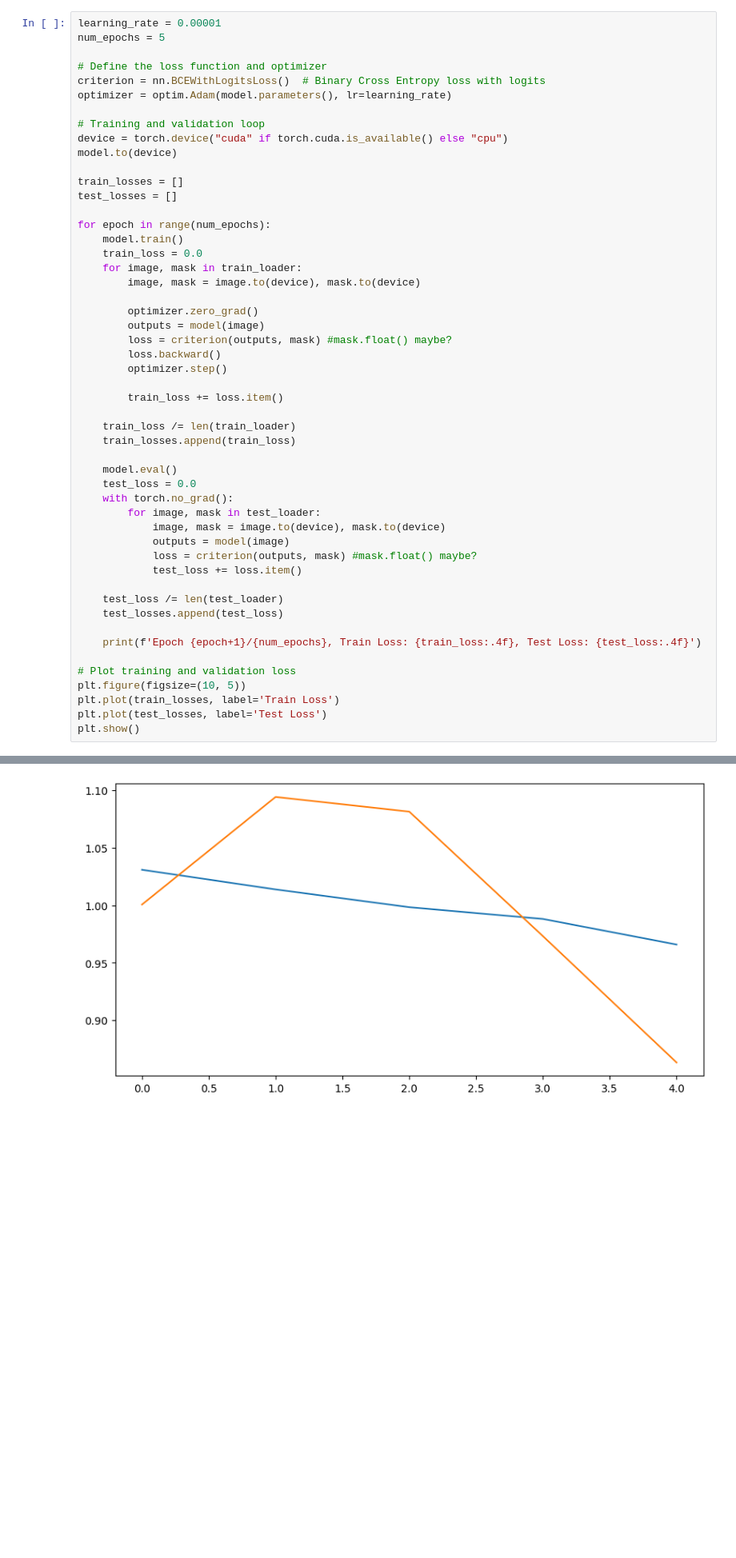
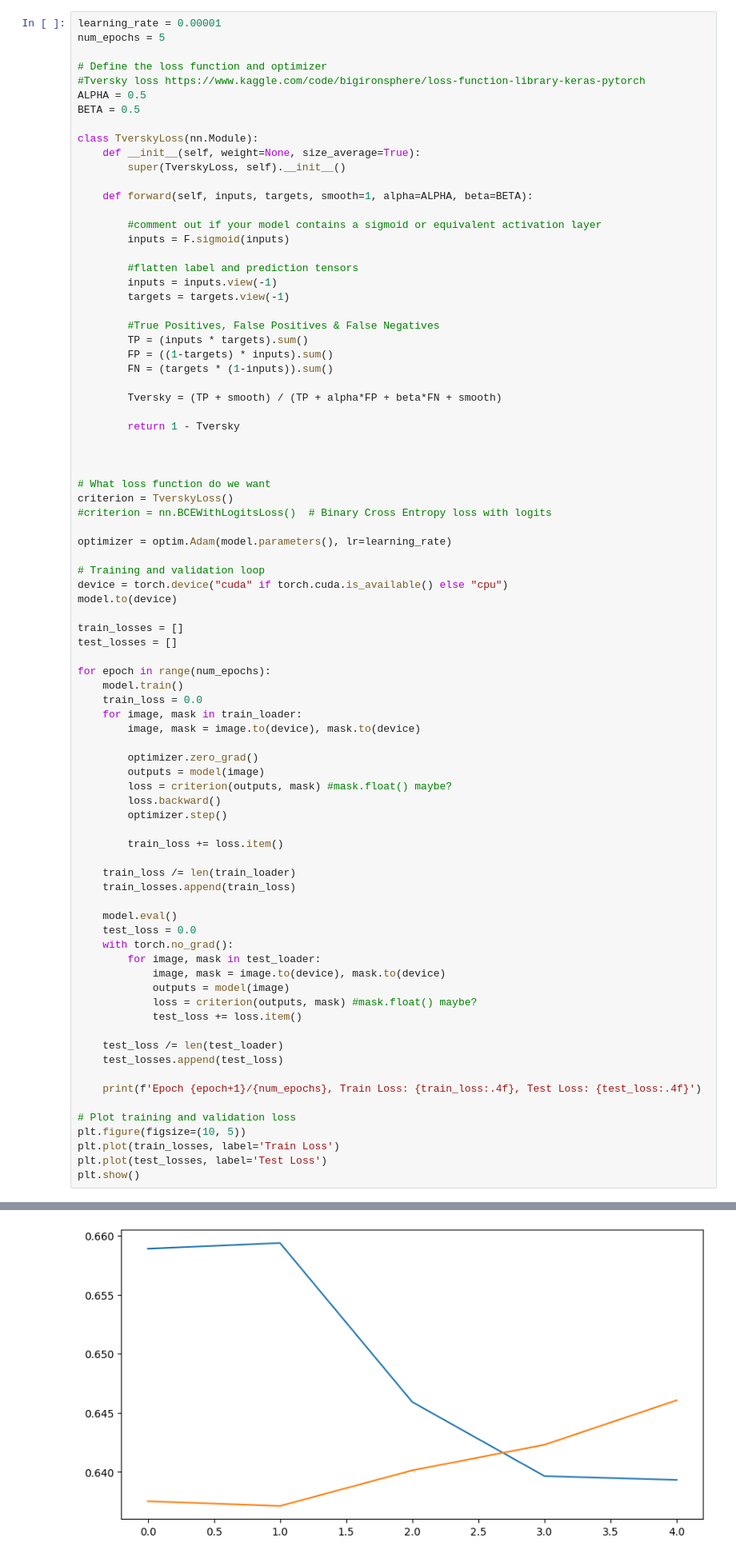
Before and after one commit to GeoKauko/TheNavySeals, a Jupyter notebook: 2_Seal_detection.ipynb, the cells around one changed output, grey strips where cells are left out. Shown at 80% size. Drawn from its saved outputs; the diff is of its cells as text; blank space fills up the shorter version.

Commit message:
Tversky loss function included

```diff
--- a/2_Seal_detection.ipynb
+++ b/2_Seal_detection.ipynb
@@ -192,7 +199,38 @@ learning_rate = 0.00001
 num_epochs = 5
 
 # Define the loss function and optimizer
-criterion = nn.BCEWithLogitsLoss()  # Binary Cross Entropy loss with logits
+#Tversky loss https://www.kaggle.com/code/bigironsphere/loss-function-library-keras-pytorch
+ALPHA = 0.5
+BETA = 0.5
+
+class TverskyLoss(nn.Module):
+    def __init__(self, weight=None, size_average=True):
+        super(TverskyLoss, self).__init__()
+
+    def forward(self, inputs, targets, smooth=1, alpha=ALPHA, beta=BETA):
+
+        #comment out if your model contains a sigmoid or equivalent activation layer
+        inputs = F.sigmoid(inputs)
+
+        #flatten label and prediction tensors
+        inputs = inputs.view(-1)
+        targets = targets.view(-1)
+
+        #True Positives, False Positives & False Negatives
+        TP = (inputs * targets).sum()
+        FP = ((1-targets) * inputs).sum()
+        FN = (targets * (1-inputs)).sum()
+
+        Tversky = (TP + smooth) / (TP + alpha*FP + beta*FN + smooth)
+
+        return 1 - Tversky
+
+
+
+# What loss function do we want
+criterion = TverskyLoss()
+#criterion = nn.BCEWithLogitsLoss()  # Binary Cross Entropy loss with logits
+
 optimizer = optim.Adam(model.parameters(), lr=learning_rate)
 
 # Training and validation loop
@@ -247 +285 @@ Epoch 5/5, Train Loss: 0.9659, Test Loss: 0.8632
-[figure, old version]
+[figure, new version]
```
Also changed, not shown: parts of 6 cells of this notebook.
